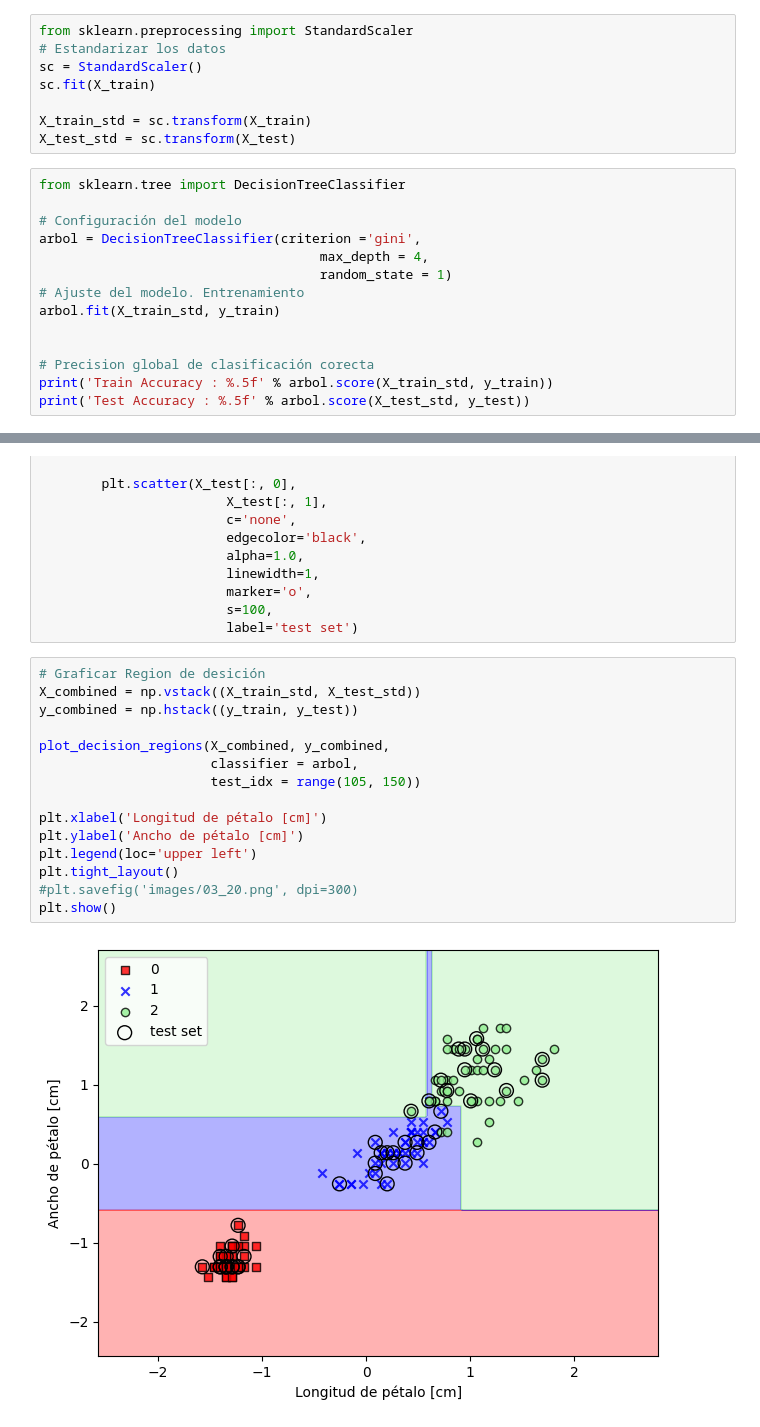
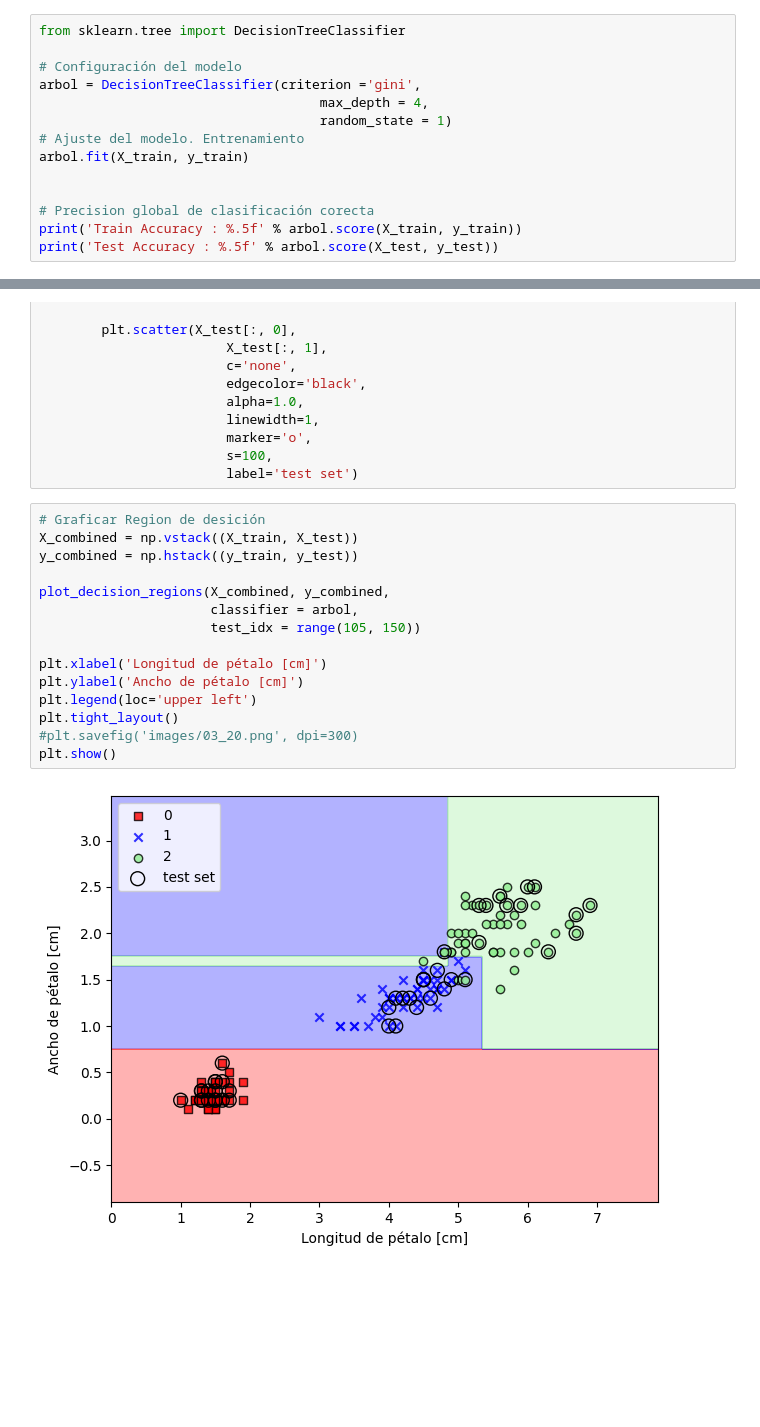
Before and after one commit to EliasEsteban/MachineLerning-G.I-CUJAE, a Jupyter notebook: Iris/DecitionTreeIris.ipynb, the cells around one changed output, grey strips where cells are left out. Drawn from its saved outputs; the diff is of its cells as text; blank space fills up the shorter version.

```diff
--- a/Iris/DecitionTreeIris.ipynb
+++ b/Iris/DecitionTreeIris.ipynb
@@ -60,11 +98,3 @@ Numero de muestras en y_test: [25 25 25]
-# %%
-from sklearn.preprocessing import StandardScaler
-# Estandarizar los datos
-sc = StandardScaler()
-sc.fit(X_train)
-
-X_train_std = sc.transform(X_train)
-X_test_std = sc.transform(X_test)
 # %%
 from sklearn.tree import DecisionTreeClassifier
 
@@ -73,10 +103,10 @@ arbol = DecisionTreeClassifier(criterion ='gini',
                                     max_depth = 4,
                                     random_state = 1)
 # Ajuste del modelo. Entrenamiento
-arbol.fit(X_train_std, y_train)
+arbol.fit(X_train, y_train)
 
 
 # Precision global de clasificación corecta
-print('Train Accuracy : %.5f' % arbol.score(X_train_std, y_train))
-print('Test Accuracy : %.5f' % arbol.score(X_test_std, y_test))
+print('Train Accuracy : %.5f' % arbol.score(X_train, y_train))
+print('Test Accuracy : %.5f' % arbol.score(X_test, y_test))
 # %% [output]
@@ -129,21 +159,21 @@ def plot_decision_regions(X, y, classifier, test_idx=None, resolution=0.02):
                         label='test set')
 # %%
 # Graficar Region de desición
-X_combined = np.vstack((X_train_std, X_test_std))
+X_combined = np.vstack((X_train, X_test))
 y_combined = np.hstack((y_train, y_test))
 
 plot_decision_regions(X_combined, y_combined,
                       classifier = arbol,
                       test_idx = range(105, 150))
 
 plt.xlabel('Longitud de pétalo [cm]')
 plt.ylabel('Ancho de pétalo [cm]')
 plt.legend(loc='upper left')
 plt.tight_layout()
 #plt.savefig('images/03_20.png', dpi=300)
 plt.show()
 # %% [output]
-[figure, old version]
+[figure, new version]
 # %%
 from sklearn import tree
 
```
Also changed, not shown: parts of 5 cells of this notebook, 3 other files.
